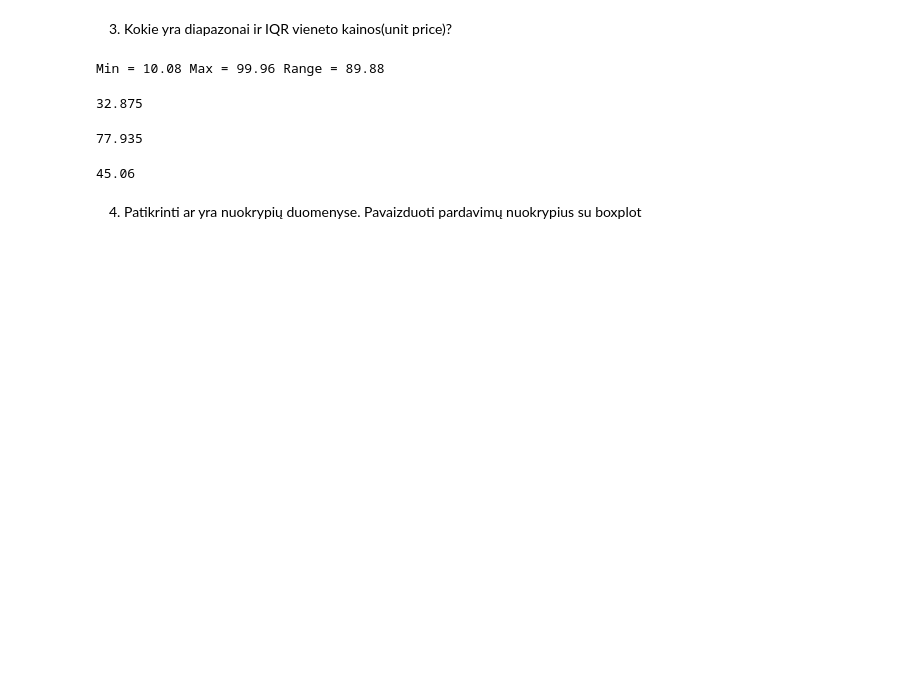
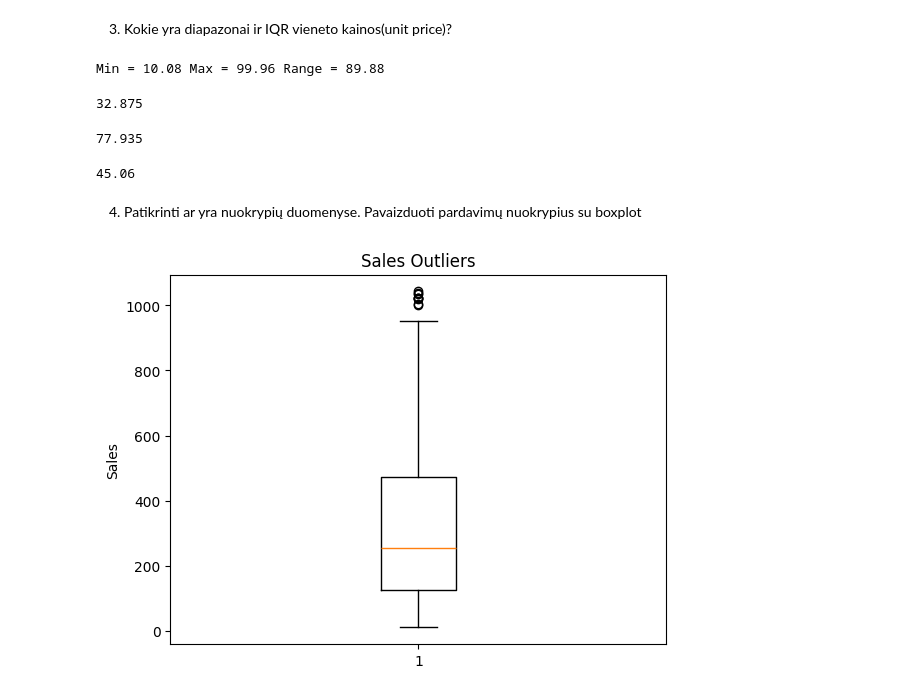
Before and after one commit to Devilstix/BIT_Data_analyst, a Jupyter notebook: 04_statistics/lectures/01_lesson/Descriptive_Statistics_Tasks.ipynb, the cells around one changed output. Saved outputs shown, nothing was run; the diff lists cells and outputs as text; code cells hidden in the pictures; blank space fills up the shorter version.

```diff
--- a/04_statistics/lectures/01_lesson/Descriptive_Statistics_Tasks.ipynb
+++ b/04_statistics/lectures/01_lesson/Descriptive_Statistics_Tasks.ipynb
@@ -90,3 +90,10 @@ print(iqr)
 # %% [markdown]
 4. Patikrinti ar yra nuokrypių duomenyse. Pavaizduoti pardavimų nuokrypius su
 boxplot
+# %%
+plt.boxplot(df["Sales"])
+plt.title("Sales Outliers")
+plt.ylabel("Sales")
+plt.show()
+# %% [output]
+[figure, added]
```
